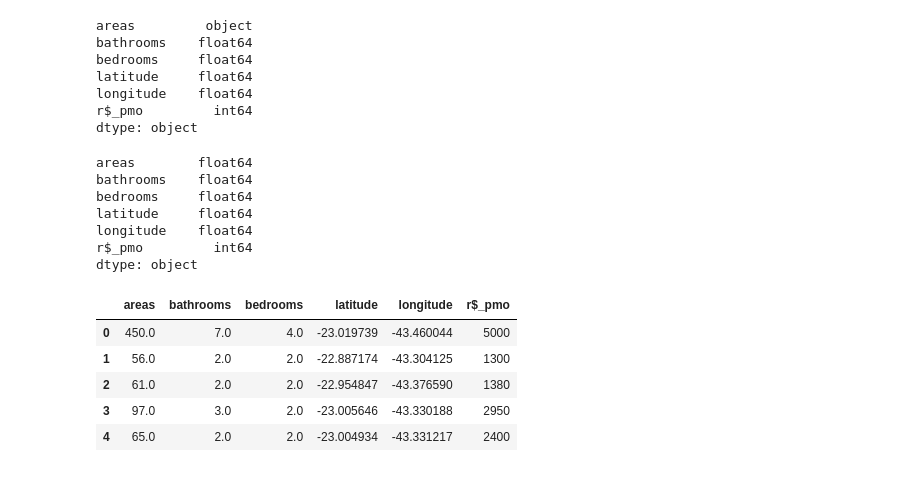
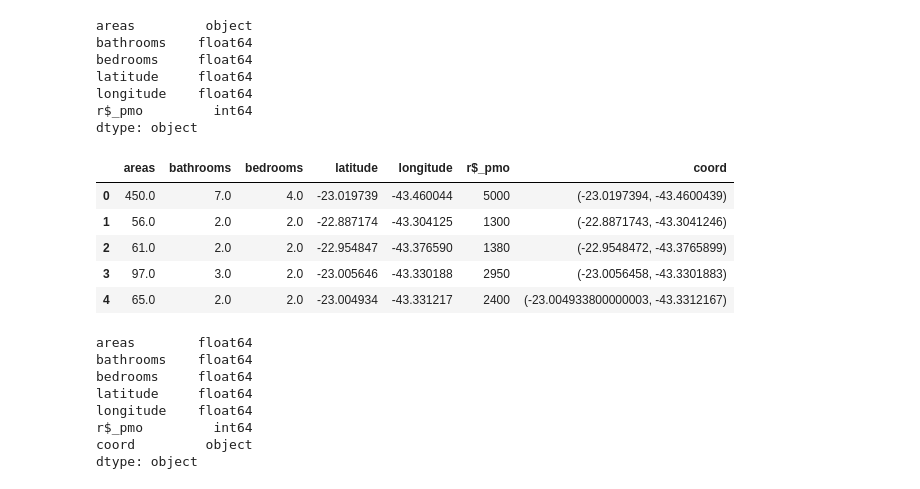
Before and after one commit to ZacharyJamesHill/slum_identification_for_New_Light_Technologies, a Jupyter notebook: real_estate_listings/data/rio/additional_cleaning.ipynb, the cells around one changed output. Cells and saved outputs as stored; diff of their text form; code cells hidden in the pictures.

```diff
--- a/real_estate_listings/data/rio/additional_cleaning.ipynb
+++ b/real_estate_listings/data/rio/additional_cleaning.ipynb
@@ -44,6 +44,16 @@ def parse_area(x):
     try: return int(x.split()[0])
     except: return np.nan
 df['areas'] = df['areas'].apply(parse_area)
+# %%
+df['coord'] = list(zip(df.latitude, df.longitude))
+df.head()
+# %% [output]
+|  | areas | bathrooms | bedrooms | latitude | longitude | r$_pmo | coord |
+| 0 | 450.0 | 7.0 | 4.0 | -23.019739 | -43.460044 | 5000 | (-23.0197394, -43.4600439) |
+| 1 | 56.0 | 2.0 | 2.0 | -22.887174 | -43.304125 | 1300 | (-22.8871743, -43.3041246) |
+| 2 | 61.0 | 2.0 | 2.0 | -22.954847 | -43.376590 | 1380 | (-22.9548472, -43.3765899) |
+| 3 | 97.0 | 3.0 | 2.0 | -23.005646 | -43.330188 | 2950 | (-23.0056458, -43.3301883) |
+| 4 | 65.0 | 2.0 | 2.0 | -23.004934 | -43.331217 | 2400 | (-23.004933800000003, -43.3312167) |
 # %%
 df.dtypes
 # %% [output]
@@ -53,14 +63,6 @@ bedrooms     float64
 latitude     float64
 longitude    float64
 r$_pmo         int64
+coord         object
 dtype: object
-# %%
-df.head()
-# %% [output]
-|  | areas | bathrooms | bedrooms | latitude | longitude | r$_pmo |
-| 0 | 450.0 | 7.0 | 4.0 | -23.019739 | -43.460044 | 5000 |
-| 1 | 56.0 | 2.0 | 2.0 | -22.887174 | -43.304125 | 1300 |
-| 2 | 61.0 | 2.0 | 2.0 | -22.954847 | -43.376590 | 1380 |
-| 3 | 97.0 | 3.0 | 2.0 | -23.005646 | -43.330188 | 2950 |
-| 4 | 65.0 | 2.0 | 2.0 | -23.004934 | -43.331217 | 2400 |
 # %%
```
Also changed, not shown: parts of 1 cell of this notebook, 1 other file.
